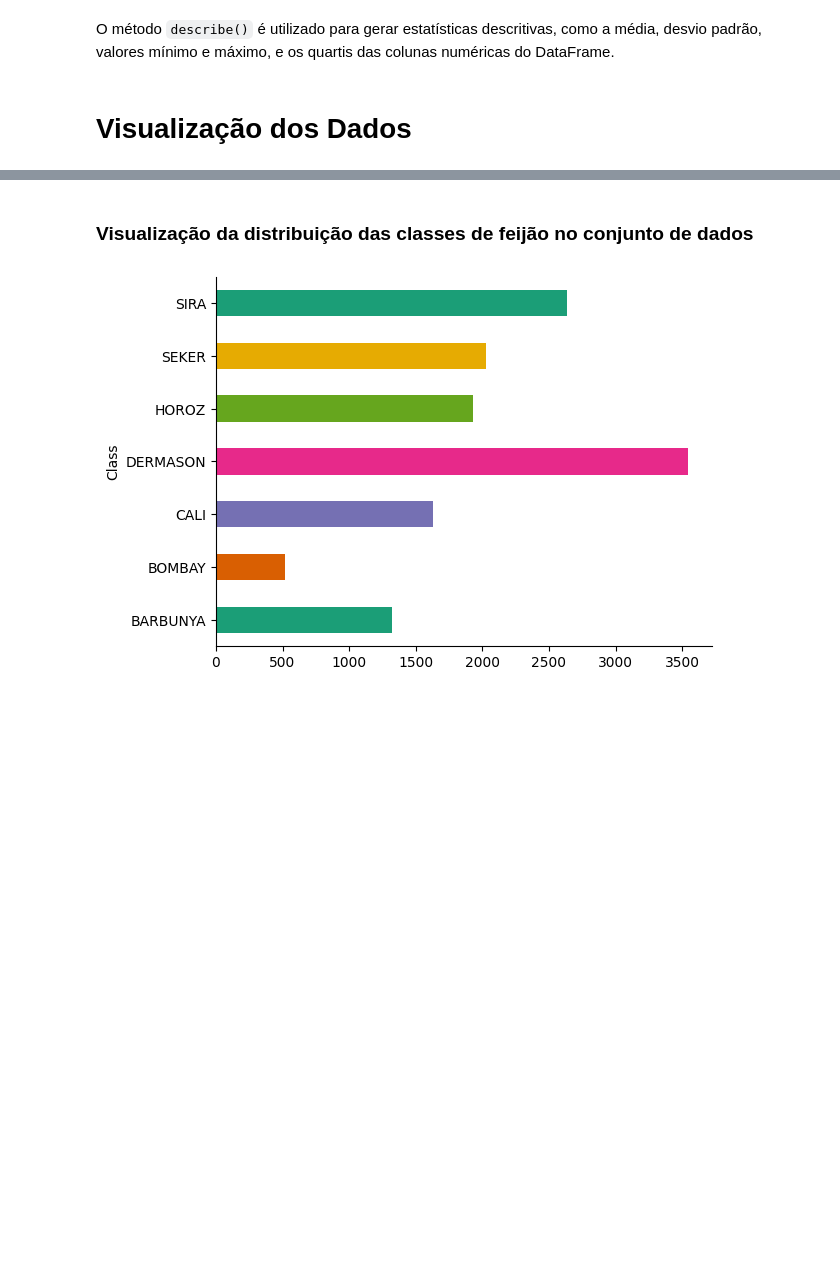
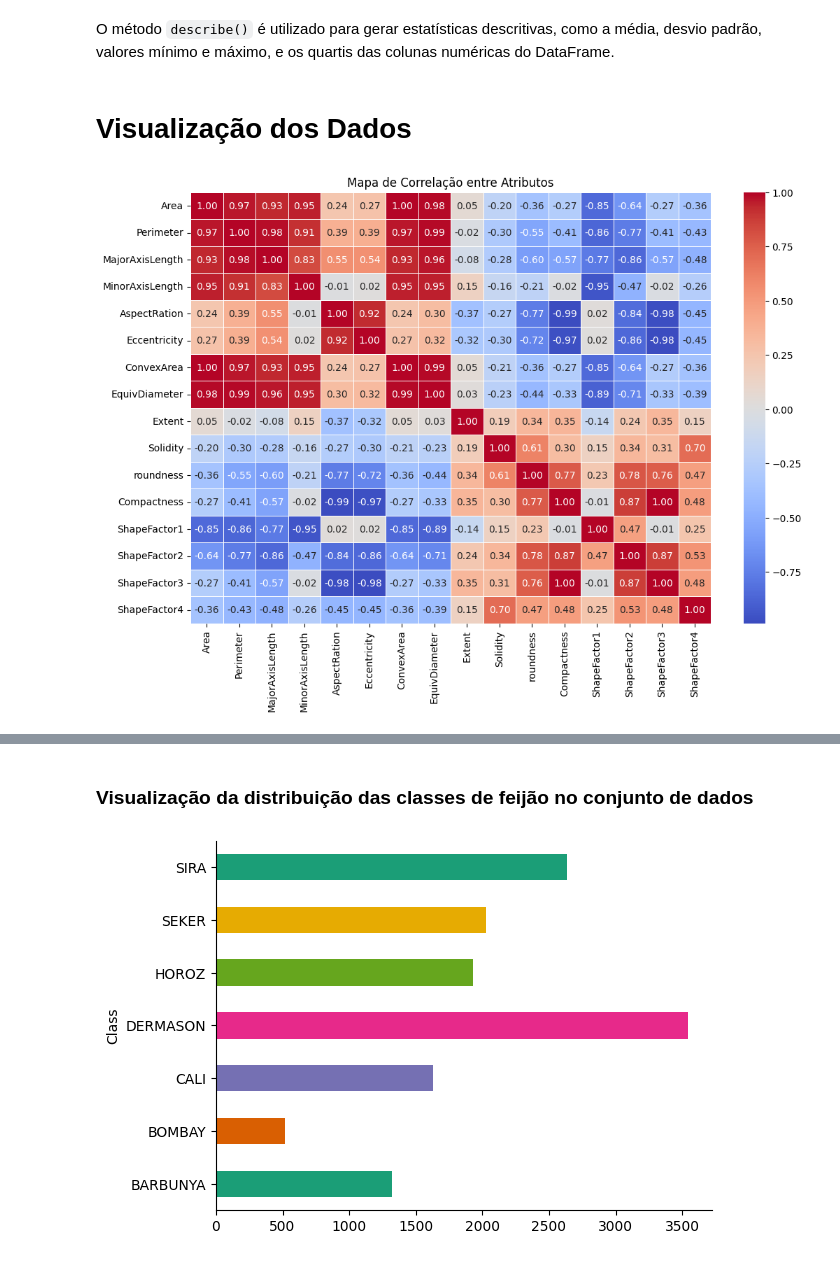
Before and after one commit to juniors719/dry_bean_classifier, a Jupyter notebook: dry_bean_classification.ipynb, the cells around one changed output, grey strips where cells are left out. Saved outputs shown, nothing was run; the diff lists cells and outputs as text; code cells hidden in the pictures; blank space fills up the shorter version.

```diff
--- a/dry_bean_classification.ipynb
+++ b/dry_bean_classification.ipynb
@@ -109,3 +129,10 @@ df.describe()
 O método `describe()` é utilizado para gerar estatísticas descritivas, como a média, desvio padrão, valores mínimo e máximo, e os quartis das colunas numéricas do DataFrame.
 # %% [markdown]
 # Visualização dos Dados
+# %%
+plt.figure(figsize=(12, 8))
+sns.heatmap(df.corr(numeric_only=True), annot=True, cmap='coolwarm', fmt='.2f', linewidths=0.5)
+plt.title('Mapa de Correlação entre Atributos')
+plt.show()
+# %% [output]
+[figure, added]
```
Also changed, not shown: parts of 20 cells of this notebook.
